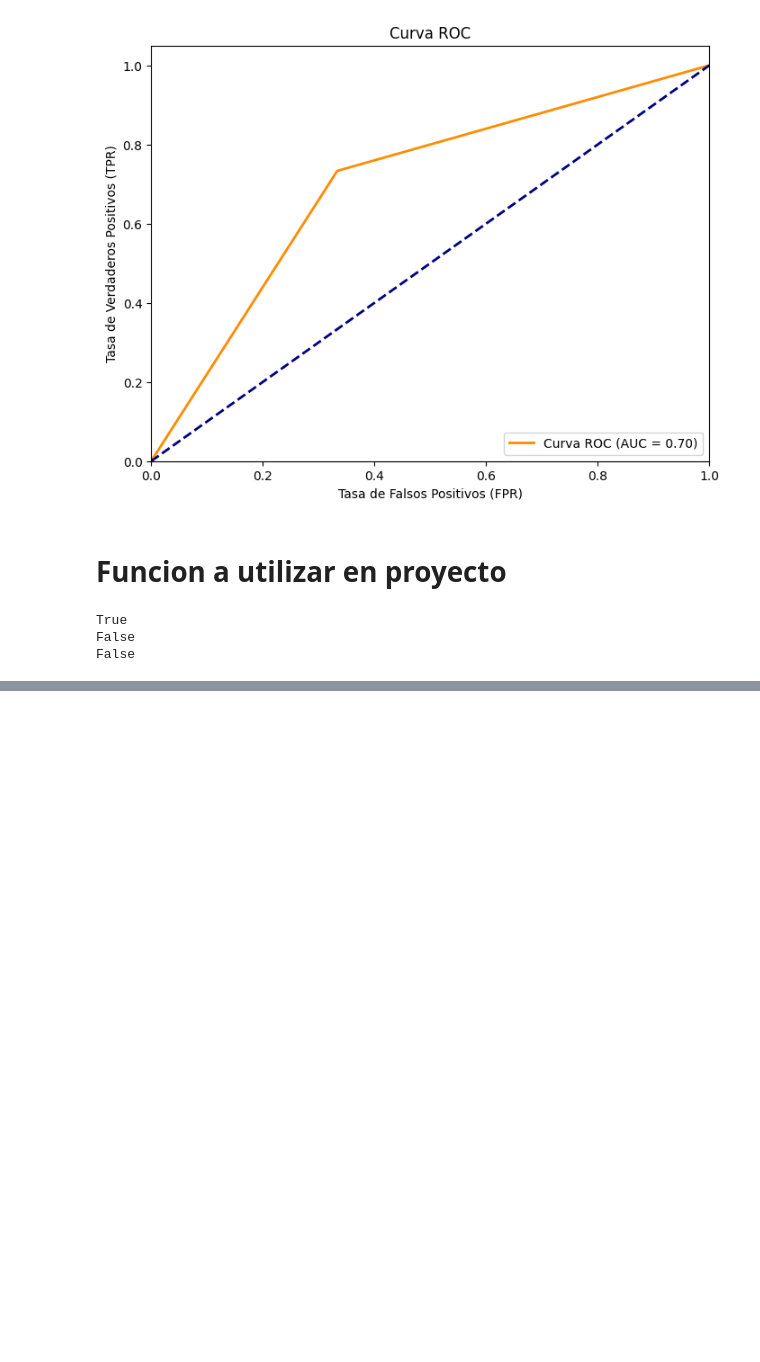
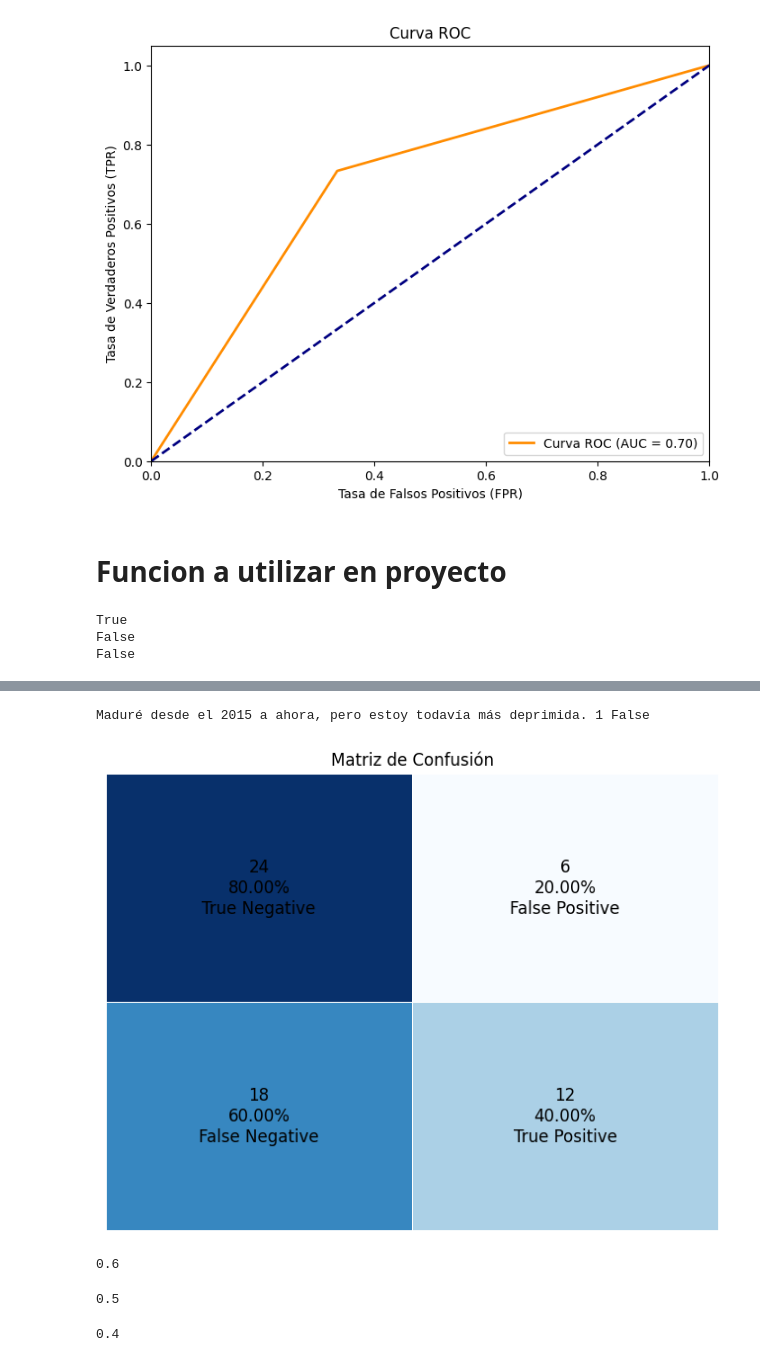
Before and after one commit to raulangelj/analisis_sentimientos_depresion, a Jupyter notebook: sentimientos.ipynb, the cells around one changed output, grey strips where cells are left out. Saved outputs shown, nothing was run; the diff lists cells and outputs as text; code cells hidden in the pictures; blank space fills up the shorter version.

Commit message:
chore: add pruebas de depresion

```diff
--- a/sentimientos.ipynb
+++ b/sentimientos.ipynb
@@ -515,7 +515,9 @@ def has_depression_words(text):
         "conexion", "pena", "abandono", "inseguridad", "desapego", "agonia", "miedo", "rumiacion",
         "tratamiento", "terapia", "psicologo", "psiquiatra", "medicacion", "cura", "superacion",
         "autoayuda", "apoyo", "rehabilitacion", "poca esperanza", 'fracaso', 'culpa', 'falta de sentido', ' castigo', 'inconforme',
-        'inconformidad', 'daño', 'muerte', 'llorar', 'desinteres', 'indesicion', 'no puedo trabajar', 'no me puedo concentrar', 'concentrar', 'no puedo dormir', 'cansancio'
+        'inconformidad', 'daño', 'muerte', 'llorar', 'desinteres', 'indesicion', 'no puedo trabajar', 'no me puedo concentrar', 'concentrar', 'no puedo dormir', 'cansancio','odio', 'odiaba', 'odie', 'odiare', 'odiaria', 'odiase', 'odiamos',
+        'depresion', 'depresión', 'morir', 'morirnos', 'morirme', 'morirte', 'morirse', 'morimos', 'morirnos', 'morirnos',
+        'morirse'
     ]
 
     words = text.split()
@@ -540,10 +542,14 @@ def has_possible_depression_sintom(text):
     is_depression_words = has_depression_words(text)
     is_first_person_pronouns = has_first_person_pronouns(text)
     # if all the conditions are true, then the text has depression sintoms
+    # if ((is_negative_sentiment and is_depression_words) or is_first_person_pronouns) or (is_depression_words and is_first_person_pronouns) or (is_negative_sentiment and is_first_person_pronouns):
+        # return 'depression'
     if is_negative_sentiment and is_depression_words and is_first_person_pronouns:
-        # return 'depression'
         return True
     # if 2 of the 3 conditions are true, then the text has possible depression sintoms
+    if (is_negative_sentiment and is_depression_words) or (is_negative_sentiment and is_first_person_pronouns):
+        # return 'possible_depression'
+        return True
     # if (is_negative_sentiment and is_depression_words) or (is_negative_sentiment and is_first_person_pronouns) or (is_depression_words and is_first_person_pronouns):
     #     # return 'possible_depression'
     #     return True
@@ -567,0 +596,6 @@ False
+# %%
+# para cada uno de los textos del datframe lo pasamos por la funcion has_possible_depression_sintom y imprime el resultado y su label
+for i in df['Text']:
+    # si el label es 1
+    if df[df['Text'] == i]['Label'].values[0] == 1:
+        print(has_possible_depression_sintom(i), df[df['Text'] == i]['Label'].values[0], i)
@@ -567,0 +620,59 @@ False
+# %%
+# guarda en d los textos que tienen depresion en un arreglo
+d = df[df['Label'] == 1]['Text']
+# muestra el primer texto, su label y el resultado de la funcion has_possible_depression_sintom
+print(d.values[0], df[df['Text'] == d.values[0]]['Label'].values[0], has_possible_depression_sintom(d.values[0]))
+# %% [output]
+Maduré desde el 2015 a ahora, pero estoy todavía más deprimida. 1 False
+# %%
+import itertools
+import seaborn as sns
+import matplotlib.pyplot as plt
+from sklearn.metrics import confusion_matrix
+# crear la matriz de confusion usando la funcion "has_possible_depression_sintom" para evaluacr los textos
+y_true = df['Label']
+y_pred = []
+for i in df['Text']:
+   pred = has_possible_depression_sintom(i)
+   y_pred.append(pred)
+cf_matrix = confusion_matrix(y_true, y_pred)
+# Define las etiquetas
+labels = ['True Negative', 'False Positive', 'False Negative', 'True Positive']
+
+# Calcular el total de elementos en cada clase
+total_negative = np.sum(cf_matrix[0, :])
+total_positive = np.sum(cf_matrix[1, :])
+
+# Crear un mapa de calor para visualizar la matriz de confusión
+plt.figure(figsize=(8, 6))
+sns.heatmap(cf_matrix, annot=False, fmt='', cmap='Blues', linewidths=.5, xticklabels=False, yticklabels=False, cbar=False)
+for i, j in itertools.product(range(2), range(2)):
+   count = cf_matrix[i, j]
+   if i == 0:
+       percentage = count / total_negative * 100
+   else:
+       percentage = count / total_positive * 100
+   plt.text(j + 0.5, i + 0.5, f"{count}\n{percentage:.2f}%\n{labels[i * 2 + j]}", ha='center', va='center', fontsize=12)
+
+plt.title('Matriz de Confusión')
+plt.show()
+# %% [output]
+[figure, added]
+# %%
+# muestra el accuracy del modelo de depression sintoms
+from sklearn.metrics import accuracy_score
+accuracy_score(y_true, y_pred)
+# %% [output]
+0.6
+# %%
+# muestra el f1 score del modelo de depression sintoms
+from sklearn.metrics import f1_score
+f1_score(y_true, y_pred)
+# %% [output]
+0.5
+# %%
+# muestra el recall del modelo de depression sintoms
+from sklearn.metrics import recall_score
+recall_score(y_true, y_pred)
+# %% [output]
+0.4
```
Also changed, not shown: parts of 5 cells of this notebook, 1 other file.
